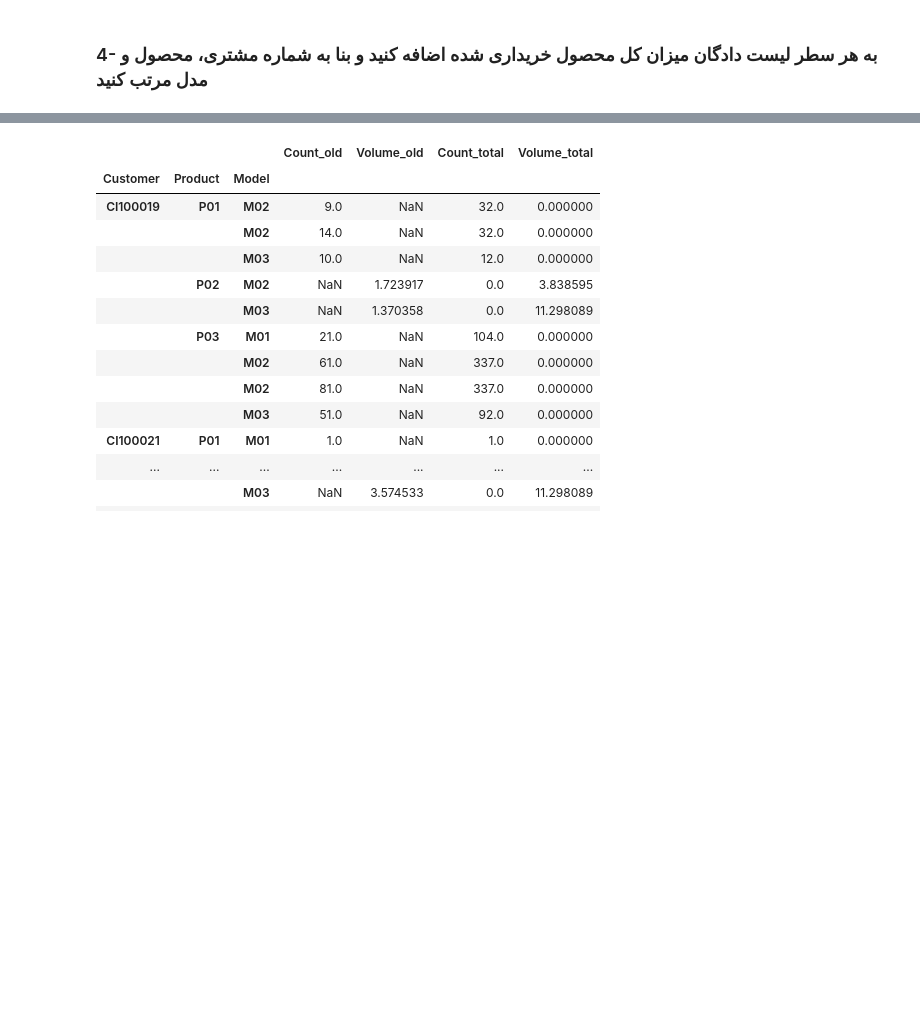
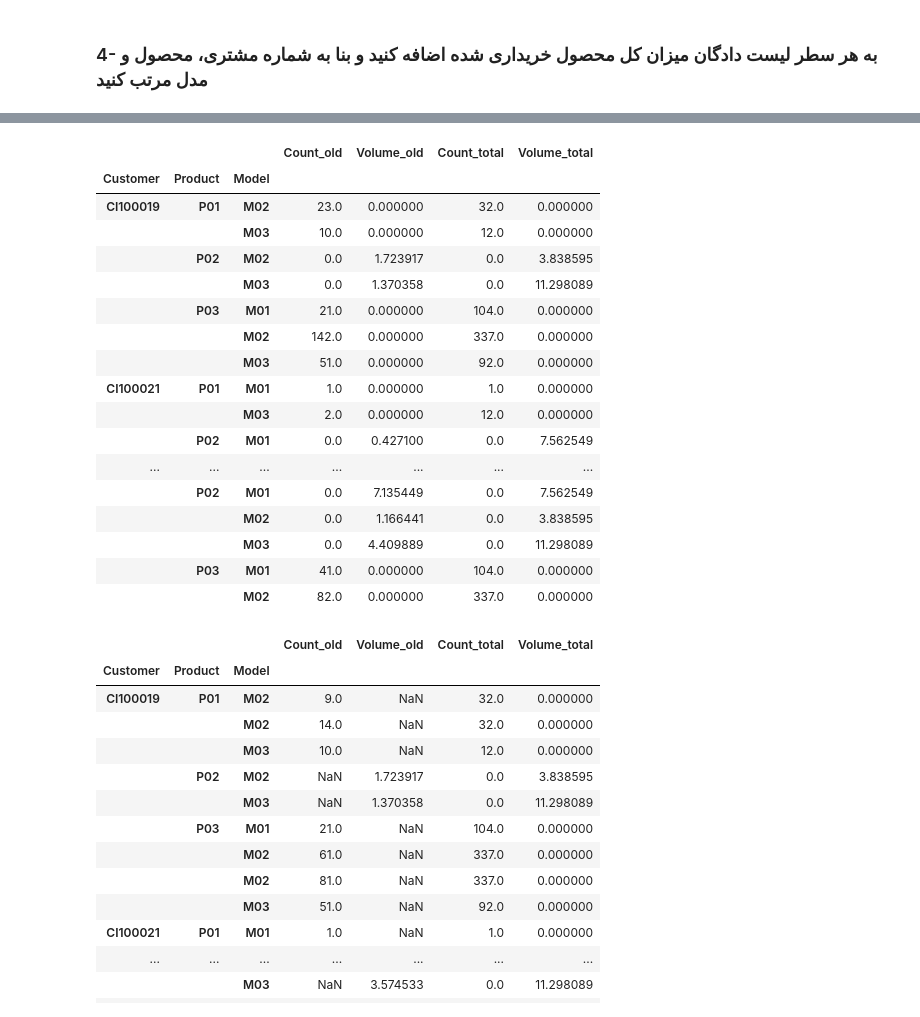
Before and after one commit to MapsaBootCamp/ML3_EXERCISE, a Jupyter notebook: exam3 pandas regex without answer.ipynb, the cells around one changed output, grey strips where cells are left out. Saved outputs shown, nothing was run; the diff lists cells and outputs as text; code cells hidden in the pictures; blank space fills up the shorter version.

```diff
--- a/exam3 pandas regex without answer.ipynb
+++ b/exam3 pandas regex without answer.ipynb
@@ -8,3 +8,7 @@
 ### 2 - we made the above docker we want write a function in python to find the status of it (EXITED,RUNNING,PAUSED,...) waht is your suggestion command?
 # %% [markdown]
 ### 3- با استفاده از دادگان ارائه شده محاسبه کنید هر مشتری چند درصد از هر محصول را خریده است. (با دقت دهگان درصد)
+# %%
+import pandas as pd
+df = pd.read_csv("quize_pandas.zip")  # Read dataframe
+df.fillna(0,inplace=True)
@@ -20,3 +46,6 @@ cpm_p_table
 | CI100028 | NaN | 30.0 | NaN | 40.0 | 20.0 | NaN | 90.0 | 30.0 | 40.0 |
 # %% [markdown]
 ### 4- به هر سطر لیست دادگان میزان کل محصول خریداری شده اضافه کنید و بنا به شماره مشتری، محصول و مدل مرتب کنید
+# %%
+look_up  = df.groupby(["Product" , "Model"]).sum()
+look_up
@@ -23 +64,29 @@ cpm_p_table
+# %%
+ordered_list_sorted = df.groupby(["Customer"  , "Product" , "Model"],as_index=False).sum()
+# ordered_list_sorted.drop(["Count" , "Volume"],inplace =True , axis = 1)
+# %%
+## My answer
+(pd.merge(ordered_list_sorted  , look_up , how="left",left_on=["Product" , "Model"] , right_on=["Product", "Model"] )
+.groupby(["Customer"  , "Product" , "Model"])
+.first()
+.rename({"Count_x":"Count_old" , "Volume_x" :" Volume_old" , "Count_y" : "Count_total","Volume_y" :"Volume_total"} ,axis=1 ))
+# %% [output]
+|  |  |  | Count_old | Volume_old | Count_total | Volume_total |
+| Customer | Product | Model |  |  |  |  |
+| CI100019 | P01 | M02 | 23.0 | 0.000000 | 32.0 | 0.000000 |
+|  |  | M03 | 10.0 | 0.000000 | 12.0 | 0.000000 |
+|  | P02 | M02 | 0.0 | 1.723917 | 0.0 | 3.838595 |
+|  |  | M03 | 0.0 | 1.370358 | 0.0 | 11.298089 |
+|  | P03 | M01 | 21.0 | 0.000000 | 104.0 | 0.000000 |
+|  |  | M02 | 142.0 | 0.000000 | 337.0 | 0.000000 |
+|  |  | M03 | 51.0 | 0.000000 | 92.0 | 0.000000 |
+| CI100021 | P01 | M01 | 1.0 | 0.000000 | 1.0 | 0.000000 |
+|  |  | M03 | 2.0 | 0.000000 | 12.0 | 0.000000 |
+|  | P02 | M01 | 0.0 | 0.427100 | 0.0 | 7.562549 |
+| ... | ... | ... | ... | ... | ... | ... |
+|  | P02 | M01 | 0.0 | 7.135449 | 0.0 | 7.562549 |
+|  |  | M02 | 0.0 | 1.166441 | 0.0 | 3.838595 |
+|  |  | M03 | 0.0 | 4.409889 | 0.0 | 11.298089 |
+|  | P03 | M01 | 41.0 | 0.000000 | 104.0 | 0.000000 |
+|  |  | M02 | 82.0 | 0.000000 | 337.0 | 0.000000 |
 # %%
```
Also changed, not shown: parts of 5 cells of this notebook.
